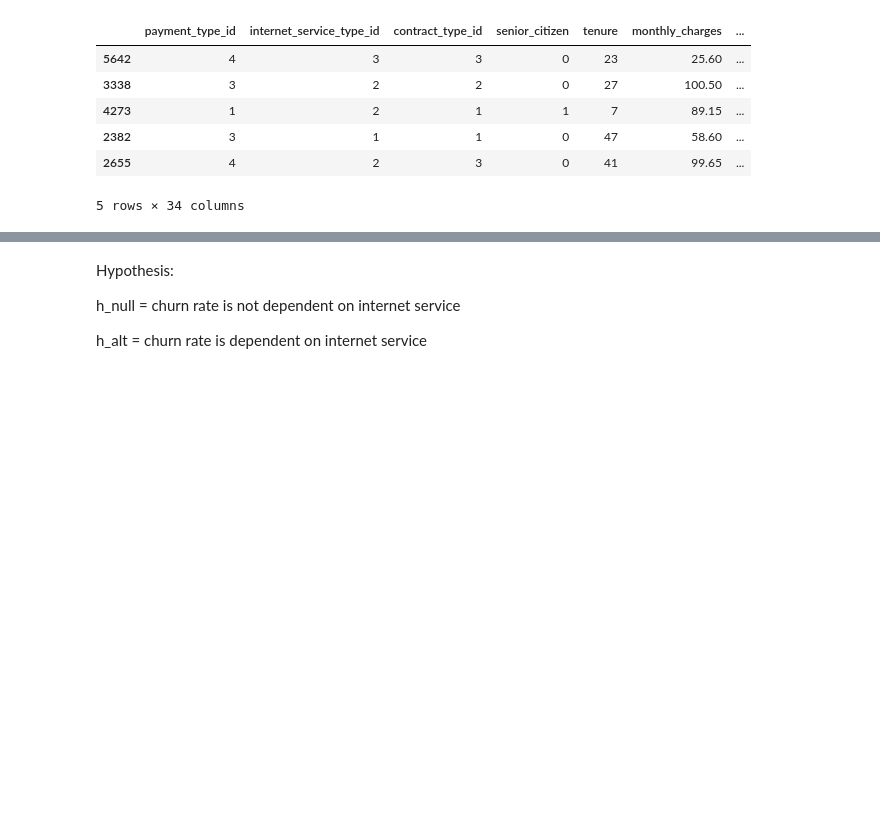
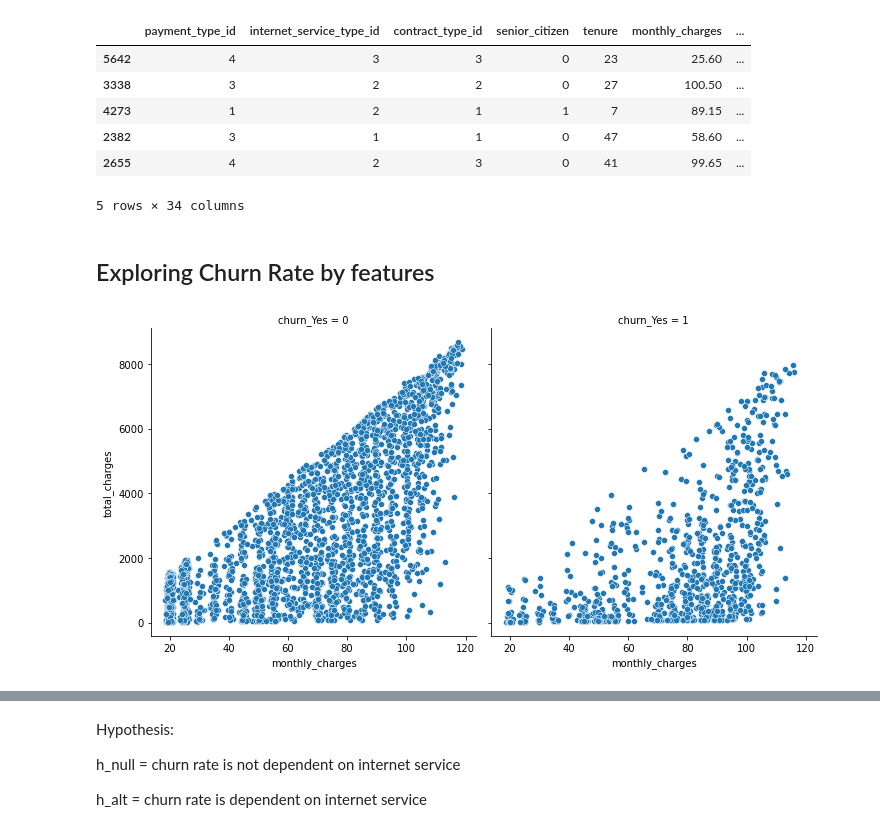
Before and after one commit to mariamnaqvi/predicting_customer_churn, a Jupyter notebook: final_report_telco.ipynb, the cells around one changed output, grey strips where cells are left out. Cells and saved outputs as stored; diff of their text form; code cells hidden in the pictures; blank space fills up the shorter version.

```diff
--- a/final_report_telco.ipynb
+++ b/final_report_telco.ipynb
@@ -68,0 +95,4 @@ train, validate, test = prepare.train_validate_test_split(telco_df, 'churn_Yes')
+# %%
+# setting rc parameters for visualizations
+plt.rc('font', size=14)
+plt.rc('figure', figsize=(14, 10))
@@ -76,6 +108,18 @@ train.head()
 | 2382 | 3 | 1 | 1 | 0 | 47 | 58.60 | ... |
 | 2655 | 4 | 2 | 3 | 0 | 41 | 99.65 | ... |
 5 rows × 34 columns
+# %% [markdown]
+## Exploring Churn Rate by features
+# %%
+# %%time
+# Create a stripplot to examine the distribution of species throughout each continuous variable.
+# sns.stripplot(data=train, x='monthly_charges', y='churn_Yes', hue='pay_echeck')
+sns.relplot(x='monthly_charges', y='total_charges', col='churn_Yes', data=train)
+# plt.title('petal_length and petal_width show clear distinctions in measurements by species')
+
+plt.show()
+# %% [output]
+[figure, added]
 # %%
 cat_vars = ['gender_Male', 'senior_citizen']
 quant_vars = ['monthly_charges']
```
Also changed, not shown: parts of 41 cells of this notebook.
